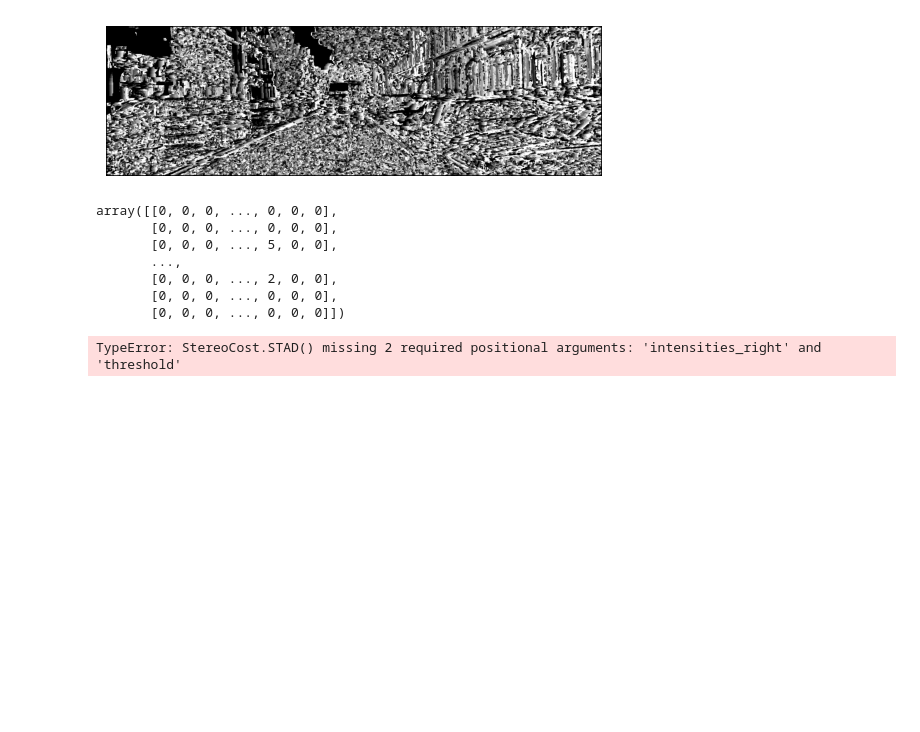
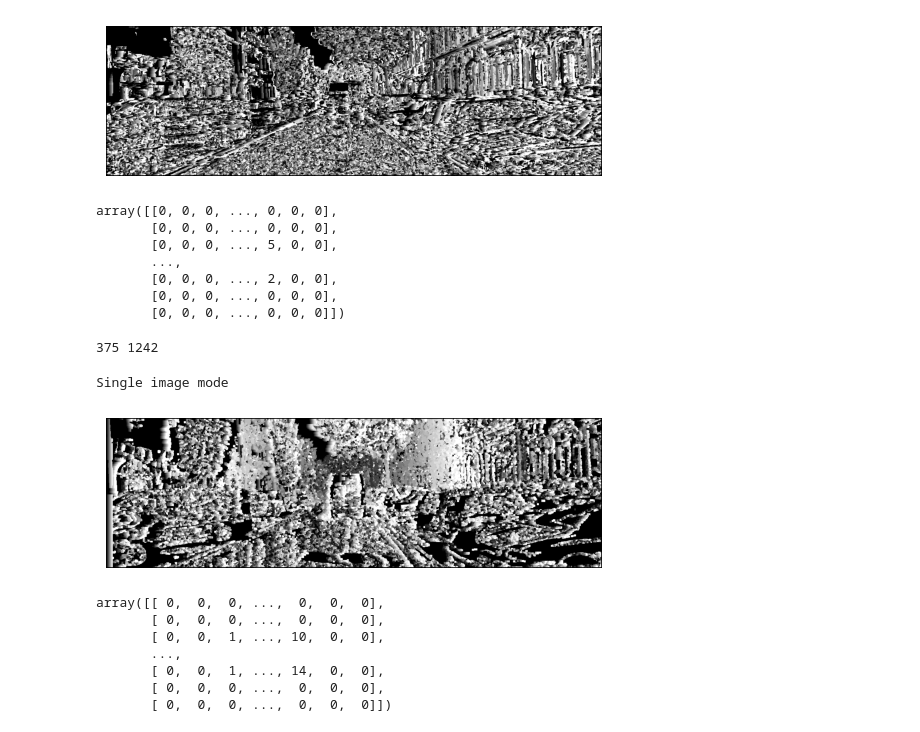
Before and after one commit to MachtaYassine/StereoMatching, a Jupyter notebook: main.ipynb, the cells around one changed output. Saved outputs shown, nothing was run; the diff lists cells and outputs as text; code cells hidden in the pictures; blank space fills up the shorter version.

```diff
--- a/main.ipynb
+++ b/main.ipynb
@@ -105,17 +118,26 @@ array([[0, 0, 0, ..., 0, 0, 0],
        [0, 0, 0, ..., 0, 0, 0],
        [0, 0, 0, ..., 0, 0, 0]])
 # %%
-cost_function=StereoCost.STAD()
+cost_function=StereoCost.STAD
 aggregation_function=fixed_window(5)
 disparity_computation=DisparityComputation()
 disparity_refinement=None
 StereoPipeline(image_name,
-                'fixed_window_11_NCC_winner_takes_all',
+                'fixed_window_5_STAD_winner_takes_all',
                 cost_function,
                 aggregation_function,
                 disparity_computation,
                 disparity_refinement,
                 dataloader=DataLoader,
                 datavisualizer=DataVisualizer).compute_disparity_map()
 # %% [output]
-TypeError: StereoCost.STAD() missing 2 required positional arguments: 'intensities_right' and 'threshold'
+375 1242
+Single image mode
+[figure, added]
+array([[ 0,  0,  0, ...,  0,  0,  0],
+       [ 0,  0,  0, ...,  0,  0,  0],
+       [ 0,  0,  1, ..., 10,  0,  0],
+       ...,
+       [ 0,  0,  1, ..., 14,  0,  0],
+       [ 0,  0,  0, ...,  0,  0,  0],
+       [ 0,  0,  0, ...,  0,  0,  0]])
```
Also changed, not shown: parts of 5 cells of this notebook, 21 other files.
